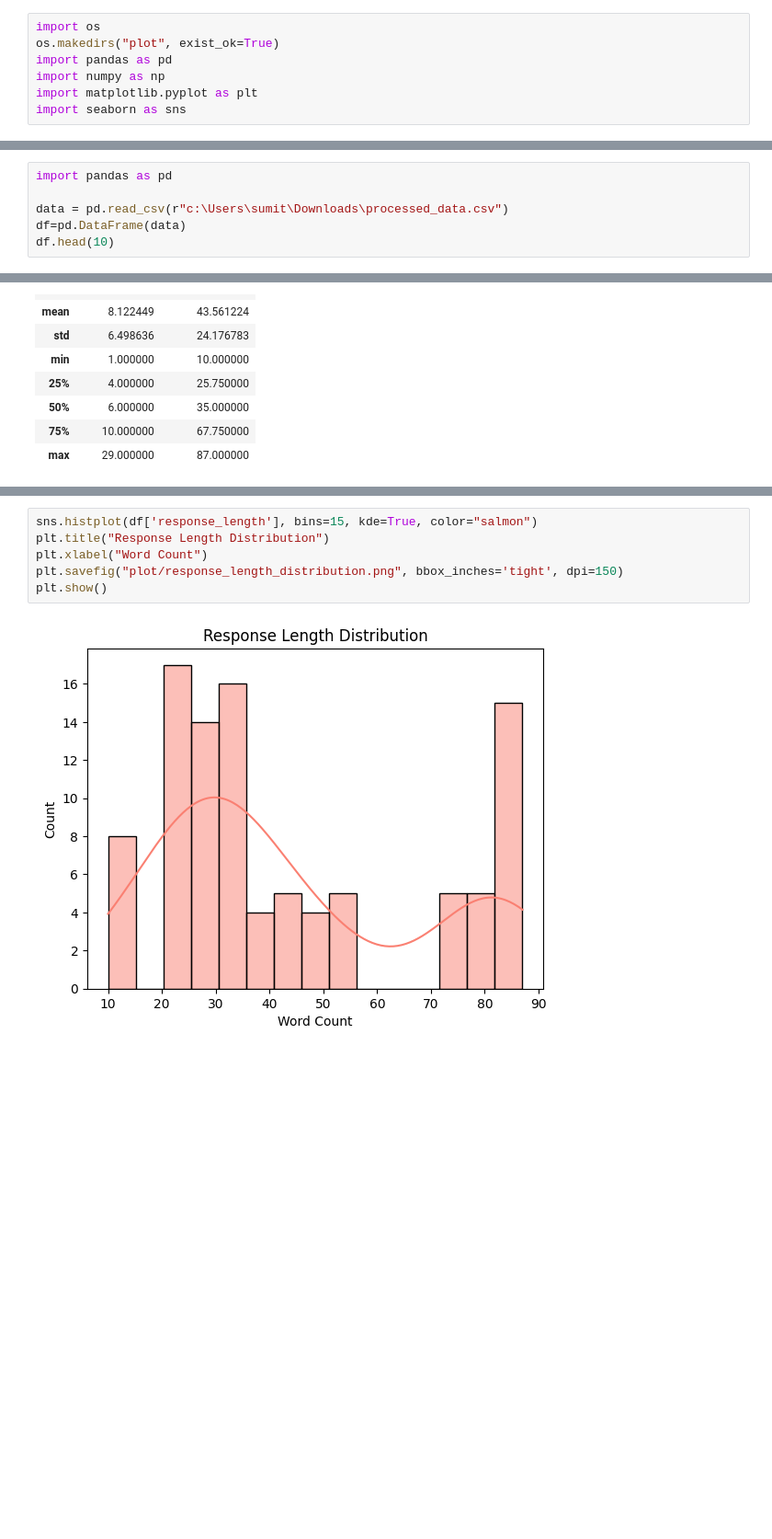
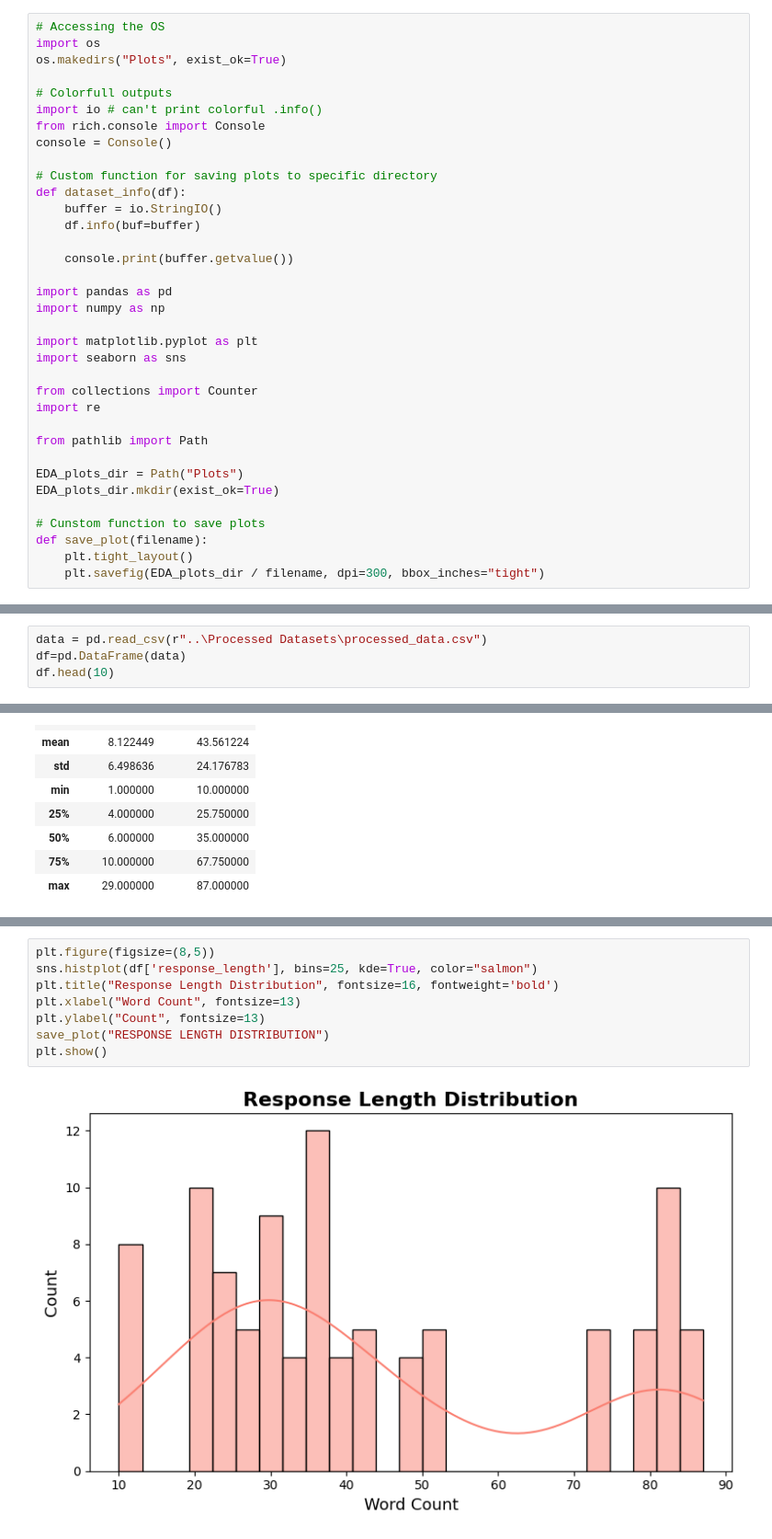
Before and after one commit to Yuvaraj-Dey-2006/SymptoSense-AI, a Jupyter notebook: EDA/EDA.ipynb, the cells around one changed output, grey strips where cells are left out. Shown at 92% size. Drawn from its saved outputs; the diff is of its cells as text; blank space fills up the shorter version.

```diff
--- a/EDA/EDA.ipynb
+++ b/EDA/EDA.ipynb
@@ -3,7 +5,35 @@
 # %%
+# Accessing the OS
 import os
-os.makedirs("plot", exist_ok=True)
+os.makedirs("Plots", exist_ok=True)
+
+# Colorfull outputs
+import io # can't print colorful .info()
+from rich.console import Console
+console = Console()
+
+# Custom function for saving plots to specific directory
+def dataset_info(df):
+    buffer = io.StringIO()
+    df.info(buf=buffer)
+
+    console.print(buffer.getvalue())
+
 import pandas as pd
 import numpy as np
+
 import matplotlib.pyplot as plt
 import seaborn as sns
+
+from collections import Counter
+import re
+
+from pathlib import Path
+
+EDA_plots_dir = Path("Plots")
+EDA_plots_dir.mkdir(exist_ok=True)
+
+# Cunstom function to save plots
+def save_plot(filename):
+    plt.tight_layout()
+    plt.savefig(EDA_plots_dir / filename, dpi=300, bbox_inches="tight")
@@ -10,7 +42,5 @@ import seaborn as sns
 # %%
-import pandas as pd
-
-data = pd.read_csv(r"c:\Users\sumit\Downloads\processed_data.csv")
+data = pd.read_csv(r"..\Processed Datasets\processed_data.csv")
 df=pd.DataFrame(data)
 df.head(10)
 # %% [output]
@@ -107,9 +202,11 @@ plt.show()
 # %%
-sns.histplot(df['response_length'], bins=15, kde=True, color="salmon")
-plt.title("Response Length Distribution")
-plt.xlabel("Word Count")
-plt.savefig("plot/response_length_distribution.png", bbox_inches='tight', dpi=150)
+plt.figure(figsize=(8,5))
+sns.histplot(df['response_length'], bins=25, kde=True, color="salmon")
+plt.title("Response Length Distribution", fontsize=16, fontweight='bold')
+plt.xlabel("Word Count", fontsize=13)
+plt.ylabel("Count", fontsize=13)
+save_plot("RESPONSE LENGTH DISTRIBUTION")
 plt.show()
 # %% [output]
-[figure, old version]
+[figure, new version]
 # %% [markdown]
```
Also changed, not shown: parts of 17 cells of this notebook, 8 other files.
